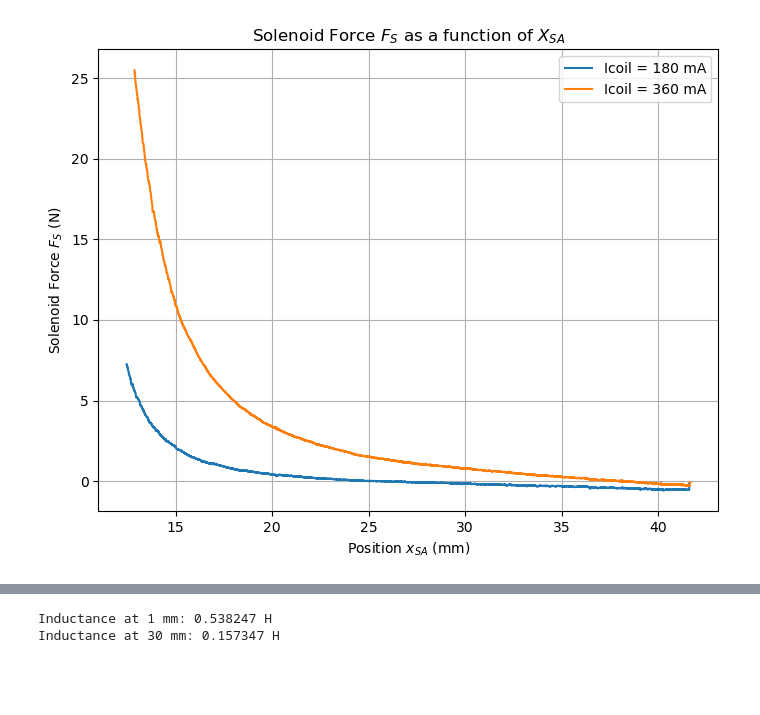
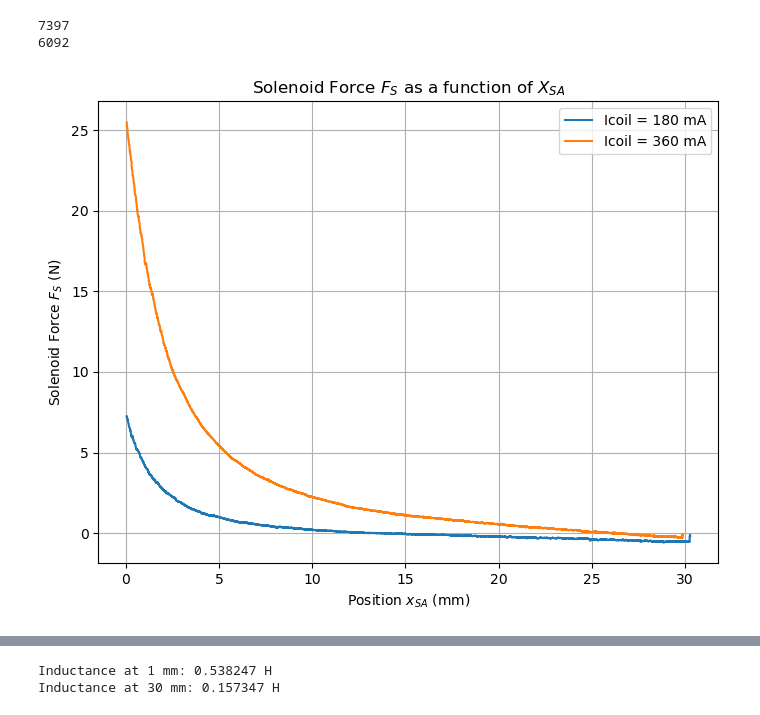
Before and after one commit to Koi199/MECH-420-scripts, a Jupyter notebook: Lab 5/Mech420Lab 5.ipynb, the cells around one changed output, grey strips where cells are left out. Drawn from its saved outputs; the diff is of its cells as text; code cells hidden in the pictures; blank space fills up the shorter version.

```diff
--- a/Lab 5/Mech420Lab 5.ipynb
+++ b/Lab 5/Mech420Lab 5.ipynb
@@ -9,34 +9,38 @@ data_offset = pd.read_excel('Lab5 Part A offset.xlsx',skiprows=1)
 data_180mA = pd.read_excel('Lab 5 Part A 180mA.xlsx',skiprows=1)
 data_360mA = pd.read_excel('Lab5 Part A 360mA.xlsx',skiprows=1)
 
 LVIT180 = data_180mA['LVIT (V)']
 LVIT360 = data_360mA['LVIT (V)']
 LVITOfset = data_offset['LVIT (V)']
 
-positionOffset = (LVITOfset[:] + 0.345) / 0.194
-position180 = (LVIT180[:] + 0.345) / 0.194
-position360 = (LVIT360[:] + 0.345) / 0.194
+positionOffset = (LVITOfset + 0.345)/0.194
 
 loadCellOffset = data_offset['Load Cell (kg)']
 loadCell180 = data_180mA['Load Cell (kg)']
 loadCell360 = data_360mA['Load Cell (kg)']
 start180 = np.argmax(loadCell180)
 start360 = np.argmax(loadCell360)
+print(start180)
+print(start360)
 
+position180 = ((LVIT180 - LVIT180[start180]) + 0.00646) / 0.1873
+position360 = ((LVIT360 - LVIT360[start360]) + 0.00646) / 0.1873
 #Adjust for loadcell offset
 ForceOffset = (loadCellOffset[:])*9.81
 Force180 = (loadCell180[:]-loadCellOffset[start180])*9.81
 Force360 = (loadCell360[:]-loadCellOffset[start360])*9.81
 
 plt.figure(figsize=(8, 6))
 plt.plot(position180[:start180], Force180[:start180], label="Icoil = 180 mA")
 plt.plot(position360[:start360], Force360[:start360], label="Icoil = 360 mA")
 
 plt.xlabel("Position $x_{SA}$ (mm)")
 plt.ylabel("Solenoid Force $F_{S}$ (N)")
 plt.title("Solenoid Force $F_{S}$ as a function of $X_{SA}$")
 plt.grid(True)
 plt.legend()
 plt.show()
 # %% [output]
+7397
+6092
-[figure, old version]
+[figure, new version]
```
Also changed, not shown: parts of 3 cells of this notebook.
